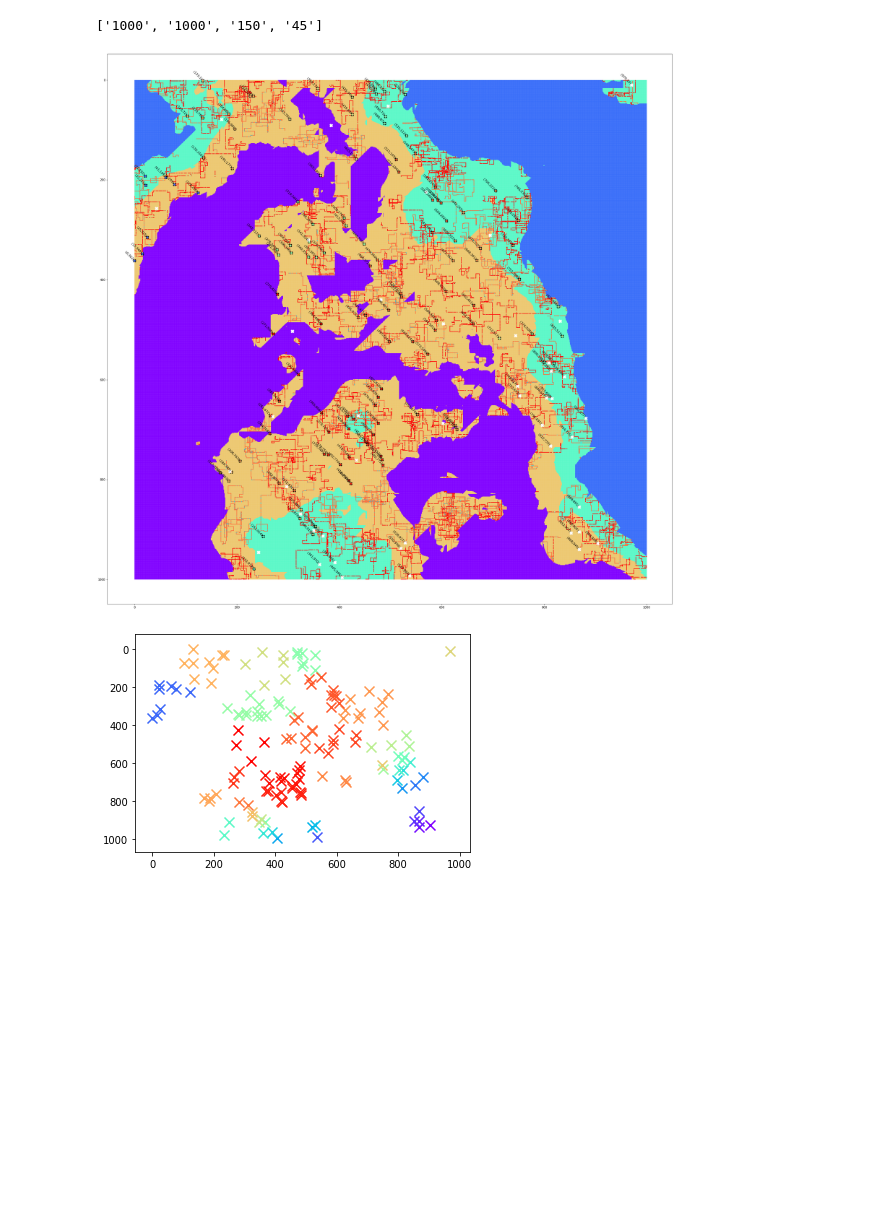
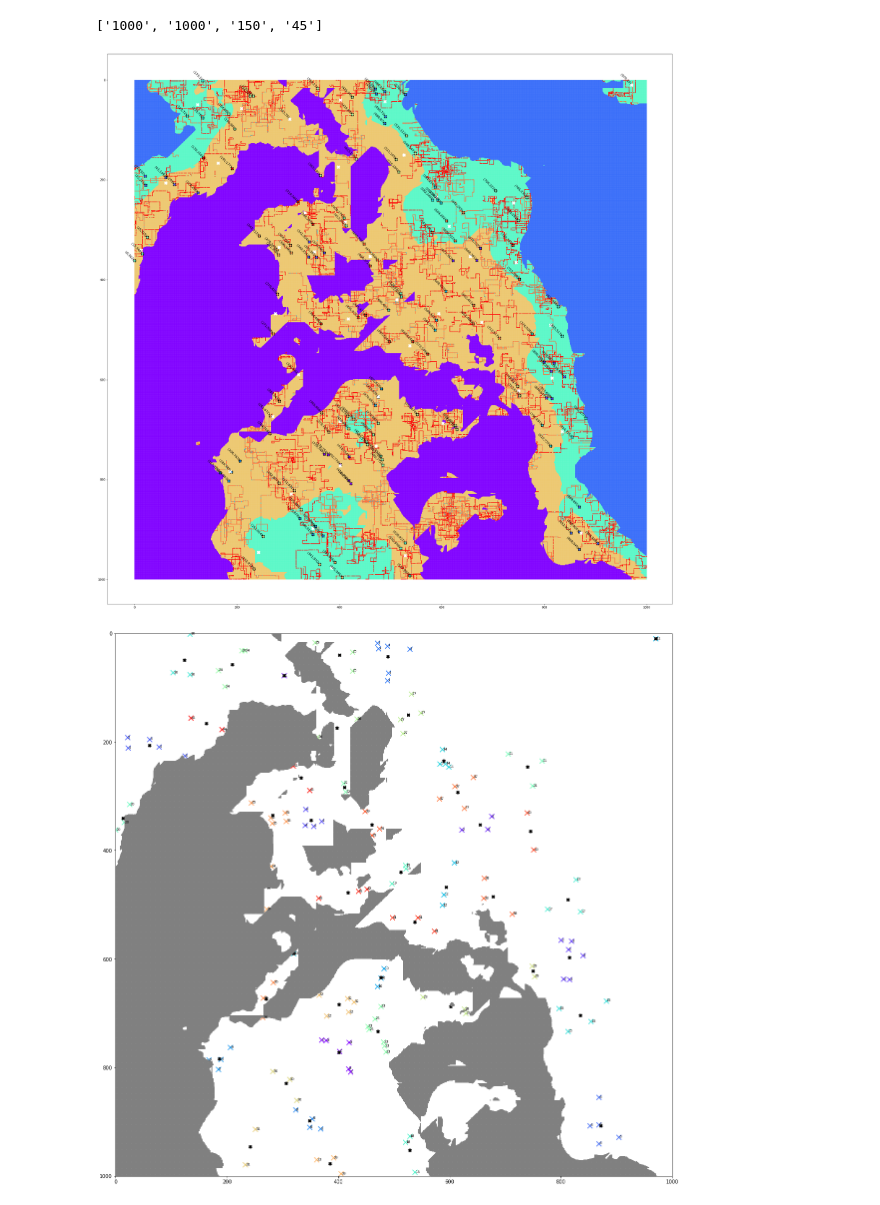
Before and after one commit to buiminhhien2k/Reply_trainning, a Jupyter notebook: 5_oceania_code.ipynb, the cells around one changed output. Drawn from its saved outputs; the diff is of its cells as text; code cells hidden in the pictures; blank space fills up the shorter version.

```diff
--- a/5_oceania_code.ipynb
+++ b/5_oceania_code.ipynb
@@ -84,7 +84,7 @@ cluster_assignment = np.zeros((r, int(list_1st_line[2])), dtype=np.int32)
 cluster_center=np.zeros((r,int(list_1st_line[3]),2 ),dtype=np.int32)
 
 for time in range(r):
-    k_means = KMeans(n_clusters = int(list_1st_line[3]), max_iter = 100,init=initmeans()).fit(target_point)
+    k_means = KMeans(n_clusters = int(list_1st_line[3]), max_iter = 100).fit(target_point)
     cluster_means = k_means.cluster_centers_
     cluster_indices = k_means.labels_
     clustering_err[time]=k_means.inertia_/int(list_1st_line[3])
@@ -113,19 +113,32 @@ plt.scatter(cluster_means[:,0],cluster_means[:,1],marker='X',s=120,color='white'
 plt.gca().invert_yaxis()
 plt.show()
 # %% [output]
-[figure, old version]
+[figure, new version]
 # %%
 target_point_array=np.asarray(target_point)
 target_and_label=np.hstack([target_point_array,cluster_indices.reshape(-1,1)])
 group=[]
+plt.figure(figsize=(20,20))
 for ind in range(int(list_1st_line[3])):
     group.append(target_and_label[target_and_label[:,2]==ind])
 colorlist1 = iter(cm.rainbow(np.linspace(0, 1, len(group))))
+i=0
 for vector in group:
-    plt.scatter(vector[:,0],vector[:,1],color=next(colorlist1),marker='x',s=100)
+    color_=next(colorlist1)
+    for each_line in vector:
+        typee='{}'.format(each_line[-1])
+        plt.scatter(each_line[0],each_line[1],color=color_,marker='x',s=100)
+        plt.text(each_line[0]+1,each_line[1]+1,typee,size=7)
+
+plt.scatter(cluster_means[:,0],cluster_means[:,1],color='black',marker='X')
+plt.scatter(mountain_[:,1],mountain_[:,0],color='grey',marker='s',s=1)
+plt.xlim(0,int(list_1st_line[0]))
+plt.ylim(0,int(list_1st_line[1]))
 plt.gca().invert_yaxis()
+
+plt.show()
 # %% [output]
-[figure, old version]
+[figure, new version]
 # %%
 testing=[]
 for k in range(len(group)):
```
Also changed, not shown: 1 other file.
